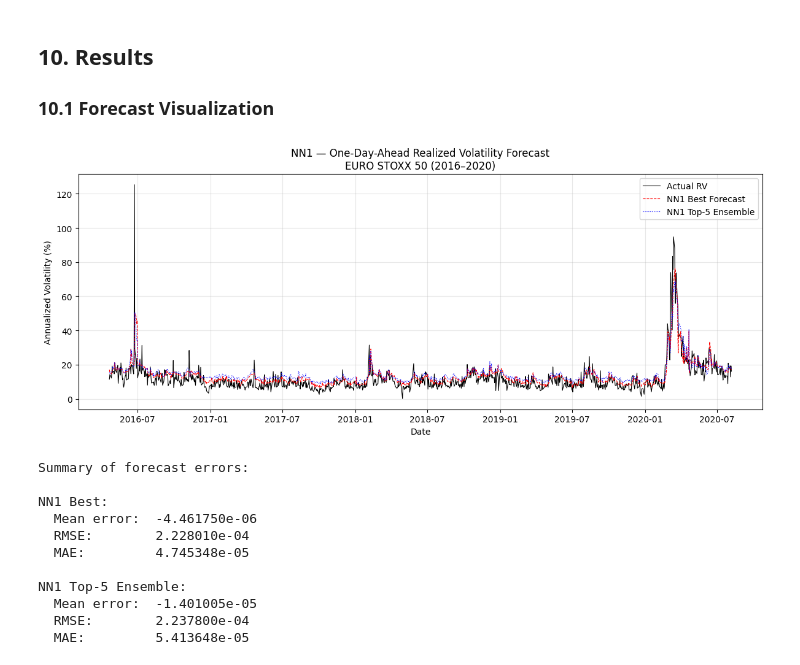
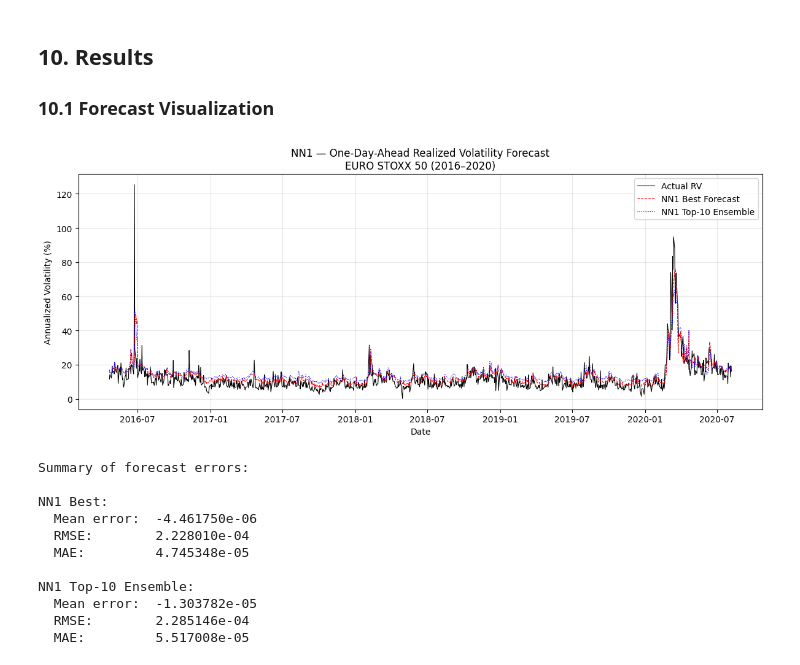
Before and after one commit to tobiasctpersson/MSc-Thesis, a Jupyter notebook: 5-min RV/Python Code/MALL Results/Neural Networks/MALL_5min_NN1.ipynb, the cells around one changed output. Cells and saved outputs as stored; diff of their text form; code cells hidden in the pictures.

```diff
--- a/5-min RV/Python Code/MALL Results/Neural Networks/MALL_5min_NN1.ipynb
+++ b/5-min RV/Python Code/MALL Results/Neural Networks/MALL_5min_NN1.ipynb
@@ -329,6 +329,6 @@ Following the paper's seed-ranking idea, we train `400` independent versions of
 # %%
 N_SEEDS = 400
-TOP_K = 5
+TOP_K = 10
 
 seed_records = []
 start_time = time.time()
@@ -360,7 +360,7 @@ print(f"\nTraining time: {elapsed:.2f} minutes")
 # Rank by validation loss
 seed_records.sort(key=lambda x: x["val_loss"])
 best_network = seed_records[0]
-top5_networks = seed_records[:TOP_K]
+top10_networks = seed_records[:TOP_K]
 
 ranking_df = pd.DataFrame([
     {
@@ -418,34 +418,34 @@ with torch.no_grad():
 pred_best = pred_best_scaled * y_std + y_mean
 pred_best = np.maximum(pred_best, min_rv_insample)
 
-# Top-5 ensemble forecast
-pred_top5_all = []
-for rec in top5_networks:
+# Top-10 ensemble forecast
+pred_top10_all = []
+for rec in top10_networks:
     rec["model"].eval()
     with torch.no_grad():
         pred_i_scaled = rec["model"](X_test_t).detach().cpu().numpy()
         pred_i = pred_i_scaled * y_std + y_mean
-        pred_top5_all.append(pred_i)
+        pred_top10_all.append(pred_i)
 
-pred_top5 = np.mean(pred_top5_all, axis=0)
-pred_top5 = np.maximum(pred_top5, min_rv_insample)
+pred_top10 = np.mean(pred_top10_all, axis=0)
+pred_top10 = np.maximum(pred_top10, min_rv_insample)
 
 results_NN1 = pd.DataFrame({
     "RV_actual": y_test,
     "RV_forecast_best": pred_best,
-    "RV_forecast_top5": pred_top5
+    "RV_forecast_top10": pred_top10
 }, index=test_idx)
 
 errors_best = results_NN1["RV_actual"] - results_NN1["RV_forecast_best"]
-errors_top5 = results_NN1["RV_actual"] - results_NN1["RV_forecast_top5"]
+errors_top10 = results_NN1["RV_actual"] - results_NN1["RV_forecast_top10"]
 
 mse_best = np.mean(errors_best ** 2)
-mse_top5 = np.mean(errors_top5 ** 2)
+mse_top10 = np.mean(errors_top10 ** 2)
 
 print(f"Forecast period: {test_idx[0].date()} to {test_idx[-1].date()}")
 print(f"In-sample floor: {min_rv_insample:.6e}")
 print(f"\nNN1_best MSE: {mse_best:.6e}")
-print(f"NN1_top5 MSE: {mse_top5:.6e}")
+print(f"NN1_top10 MSE: {mse_top10:.6e}")
 # %% [output]
 Forecast period: 2016-04-21 to 2020-08-06
 In-sample floor: 3.910328e-08
@@ -492,34 +492,34 @@ NN1_top5  5.007749e-08  0.000224  0.000054   -0.000014
 # %%
 results_plot = pd.DataFrame({
     "Actual": np.sqrt(results_NN1["RV_actual"] * 252) * 100,
     "Forecast_best": np.sqrt(results_NN1["RV_forecast_best"] * 252) * 100,
-    "Forecast_top5": np.sqrt(results_NN1["RV_forecast_top5"] * 252) * 100
+    "Forecast_top10": np.sqrt(results_NN1["RV_forecast_top10"] * 252) * 100
 }, index=results_NN1.index)
 
 fig, ax = plt.subplots(figsize=(12, 5))
 ax.plot(results_plot["Actual"], label="Actual RV", color="black", linewidth=0.8)
 ax.plot(results_plot["Forecast_best"], label="NN1 Best Forecast", color="red", linewidth=0.8, linestyle="--")
-ax.plot(results_plot["Forecast_top5"], label="NN1 Top-5 Ensemble", color="blue", linewidth=0.8, linestyle=":")
+ax.plot(results_plot["Forecast_top10"], label="NN1 Top-10 Ensemble", color="blue", linewidth=0.8, linestyle=":")
 ax.set_title("NN1 — One-Day-Ahead Realized Volatility Forecast\nEURO STOXX 50 (2016–2020)", fontsize=12)
 ax.set_ylabel("Annualized Volatility (%)")
 ax.set_xlabel("Date")
 ax.legend()
 ax.grid(True, alpha=0.3)
 plt.tight_layout()
 plt.show()
 
 print("\nSummary of forecast errors:")
 print("\nNN1 Best:")
 print(f"  Mean error:  {errors_best.mean():.6e}")
 print(f"  RMSE:        {np.sqrt(mse_best):.6e}")
 print(f"  MAE:         {errors_best.abs().mean():.6e}")
 
-print("\nNN1 Top-5 Ensemble:")
-print(f"  Mean error:  {errors_top5.mean():.6e}")
-print(f"  RMSE:        {np.sqrt(mse_top5):.6e}")
-print(f"  MAE:         {errors_top5.abs().mean():.6e}")
+print("\nNN1 Top-10 Ensemble:")
+print(f"  Mean error:  {errors_top10.mean():.6e}")
+print(f"  RMSE:        {np.sqrt(mse_top10):.6e}")
+print(f"  MAE:         {errors_top10.abs().mean():.6e}")
 # %% [output]
-[figure, old version]
+[figure, new version]
 Summary of forecast errors:
 
 NN1 Best:
@@ -527,7 +527,7 @@ NN1 Best:
   RMSE:        2.228010e-04
   MAE:         4.745348e-05
 
-NN1 Top-5 Ensemble:
-  Mean error:  -1.401005e-05
-  RMSE:        2.237800e-04
-  MAE:         5.413648e-05
+NN1 Top-10 Ensemble:
+  Mean error:  -1.303782e-05
+  RMSE:        2.285146e-04
+  MAE:         5.517008e-05
```
Also changed, not shown: parts of 5 cells of this notebook, 36 other files.
